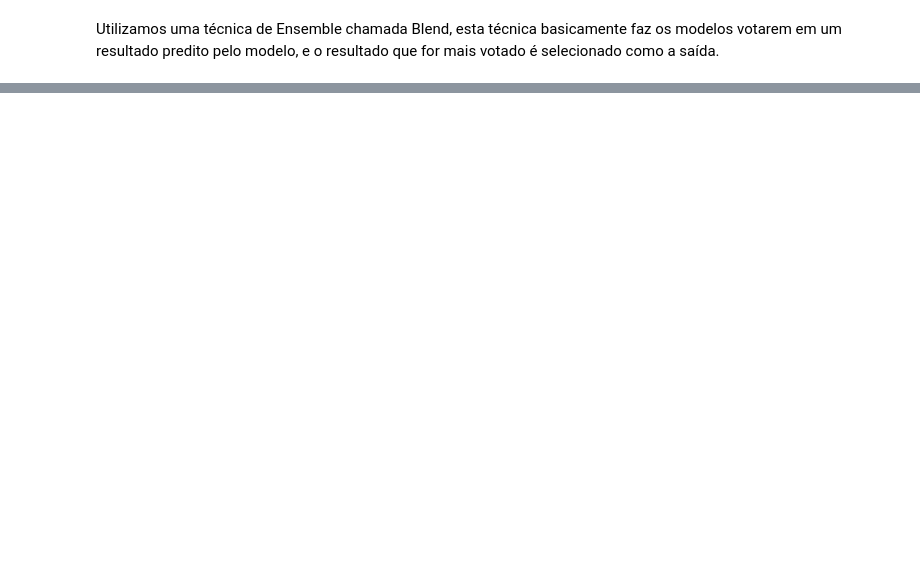
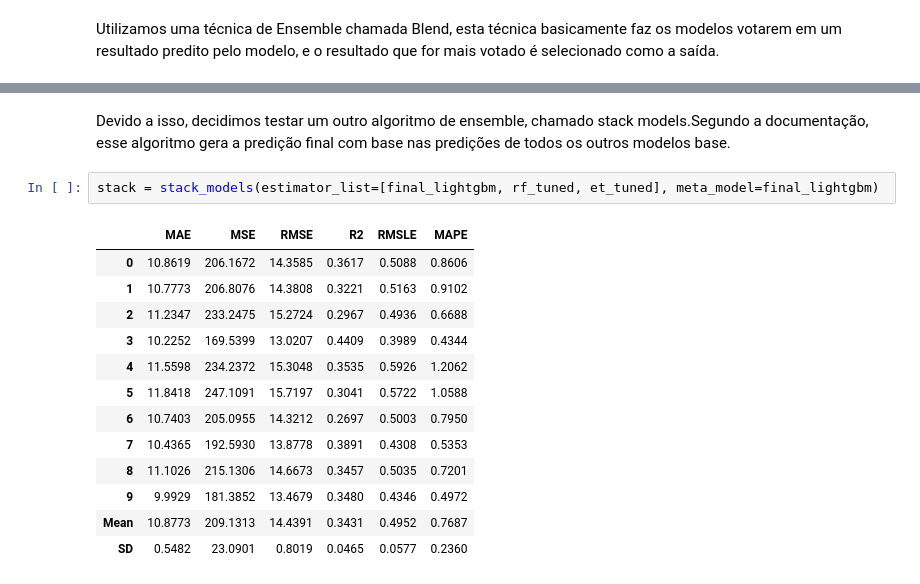
Before and after one commit to guivahl/spotify-tracks, a Jupyter notebook: colab/Spotify.ipynb, the cells around one changed output, grey strips where cells are left out. Saved outputs shown, nothing was run; the diff lists cells and outputs as text; blank space fills up the shorter version.

Commit message:
Final Models

```diff
--- a/colab/Spotify.ipynb
+++ b/colab/Spotify.ipynb
@@ -339,0 +348,18 @@ plot_model(blended, plot='residuals')
+# %% [markdown]
+Devido a isso, decidimos testar um outro algoritmo de ensemble, chamado stack models.Segundo a documentação, esse algoritmo gera a predição final com base nas predições de todos os outros modelos base.
+# %%
+stack = stack_models(estimator_list=[final_lightgbm, rf_tuned, et_tuned], meta_model=final_lightgbm)
+# %% [output]
+|  | MAE | MSE | RMSE | R2 | RMSLE | MAPE |
+| 0 | 10.8619 | 206.1672 | 14.3585 | 0.3617 | 0.5088 | 0.8606 |
+| 1 | 10.7773 | 206.8076 | 14.3808 | 0.3221 | 0.5163 | 0.9102 |
+| 2 | 11.2347 | 233.2475 | 15.2724 | 0.2967 | 0.4936 | 0.6688 |
+| 3 | 10.2252 | 169.5399 | 13.0207 | 0.4409 | 0.3989 | 0.4344 |
+| 4 | 11.5598 | 234.2372 | 15.3048 | 0.3535 | 0.5926 | 1.2062 |
+| 5 | 11.8418 | 247.1091 | 15.7197 | 0.3041 | 0.5722 | 1.0588 |
+| 6 | 10.7403 | 205.0955 | 14.3212 | 0.2697 | 0.5003 | 0.7950 |
+| 7 | 10.4365 | 192.5930 | 13.8778 | 0.3891 | 0.4308 | 0.5353 |
+| 8 | 11.1026 | 215.1306 | 14.6673 | 0.3457 | 0.5035 | 0.7201 |
+| 9 | 9.9929 | 181.3852 | 13.4679 | 0.3480 | 0.4346 | 0.4972 |
+| Mean | 10.8773 | 209.1313 | 14.4391 | 0.3431 | 0.4952 | 0.7687 |
+| SD | 0.5482 | 23.0901 | 0.8019 | 0.0465 | 0.0577 | 0.2360 |
```
Also changed, not shown: parts of 11 cells of this notebook.
